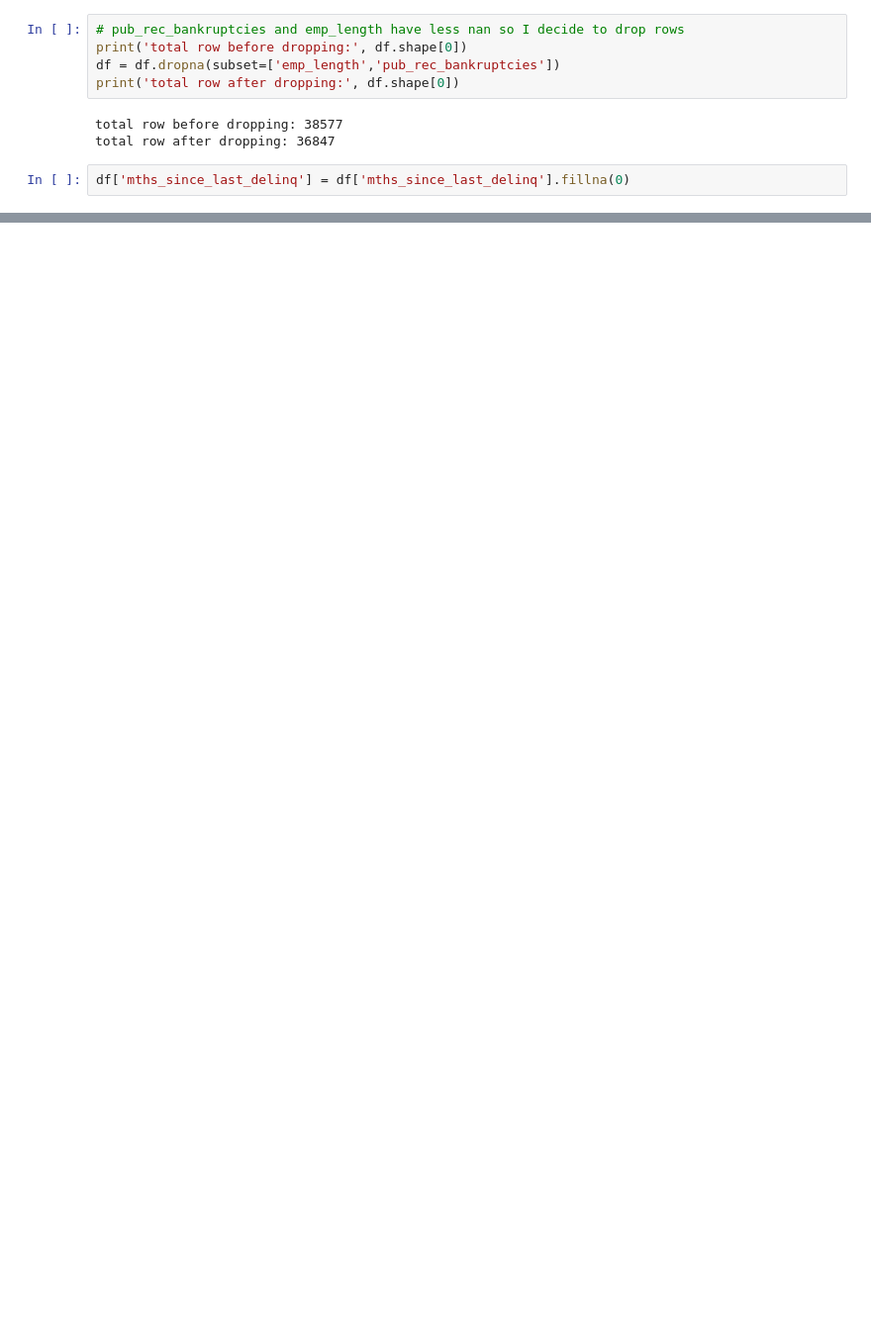
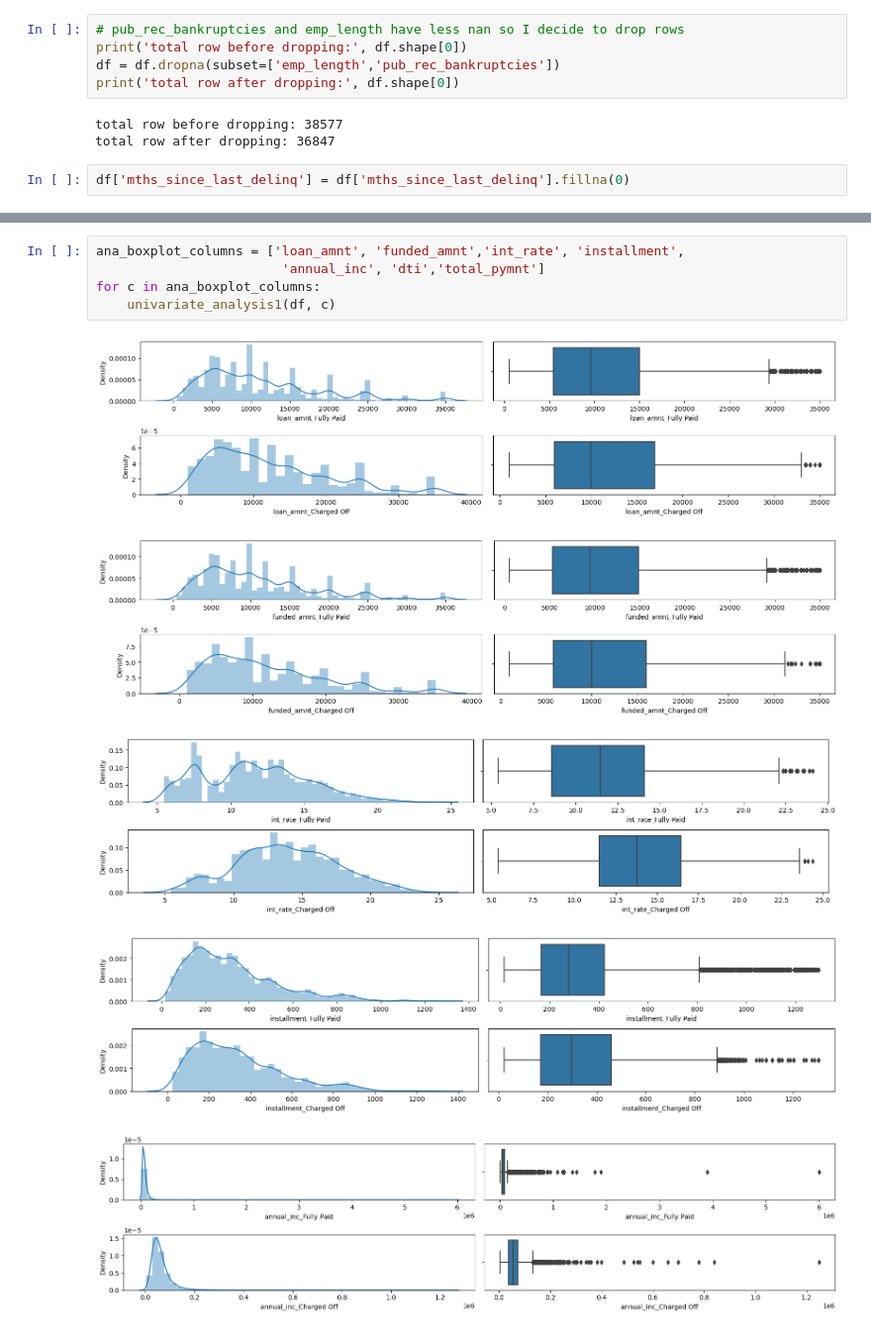
Before and after one commit to cuonghv0298/LendingClubCaseStudy, a Jupyter notebook: eda.ipynb, the cells around one changed output, grey strips where cells are left out. Shown at 99% size. Cells and saved outputs as stored; diff of their text form; blank space fills up the shorter version.

```diff
--- a/eda.ipynb
+++ b/eda.ipynb
@@ -388,0 +438,11 @@ df['mths_since_last_delinq'] = df['mths_since_last_delinq'].fillna(0)
+# %%
+ana_boxplot_columns = ['loan_amnt', 'funded_amnt','int_rate', 'installment',
+                        'annual_inc', 'dti','total_pymnt']
+for c in ana_boxplot_columns:
+    univariate_analysis1(df, c)
+# %% [output]
+[figure, added]
+[figure, added]
+[figure, added]
+[figure, added]
+[figure, added]
```
Also changed, not shown: parts of 44 cells of this notebook.
